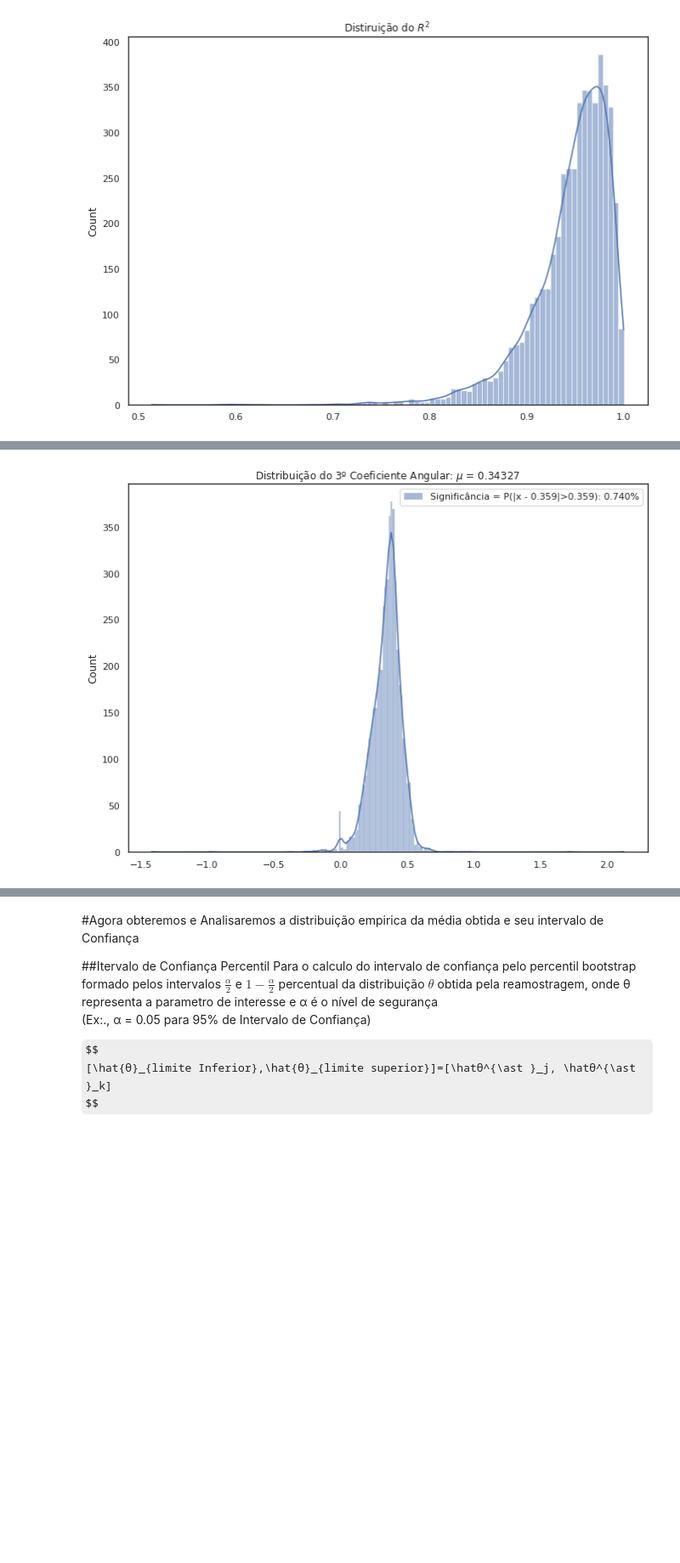
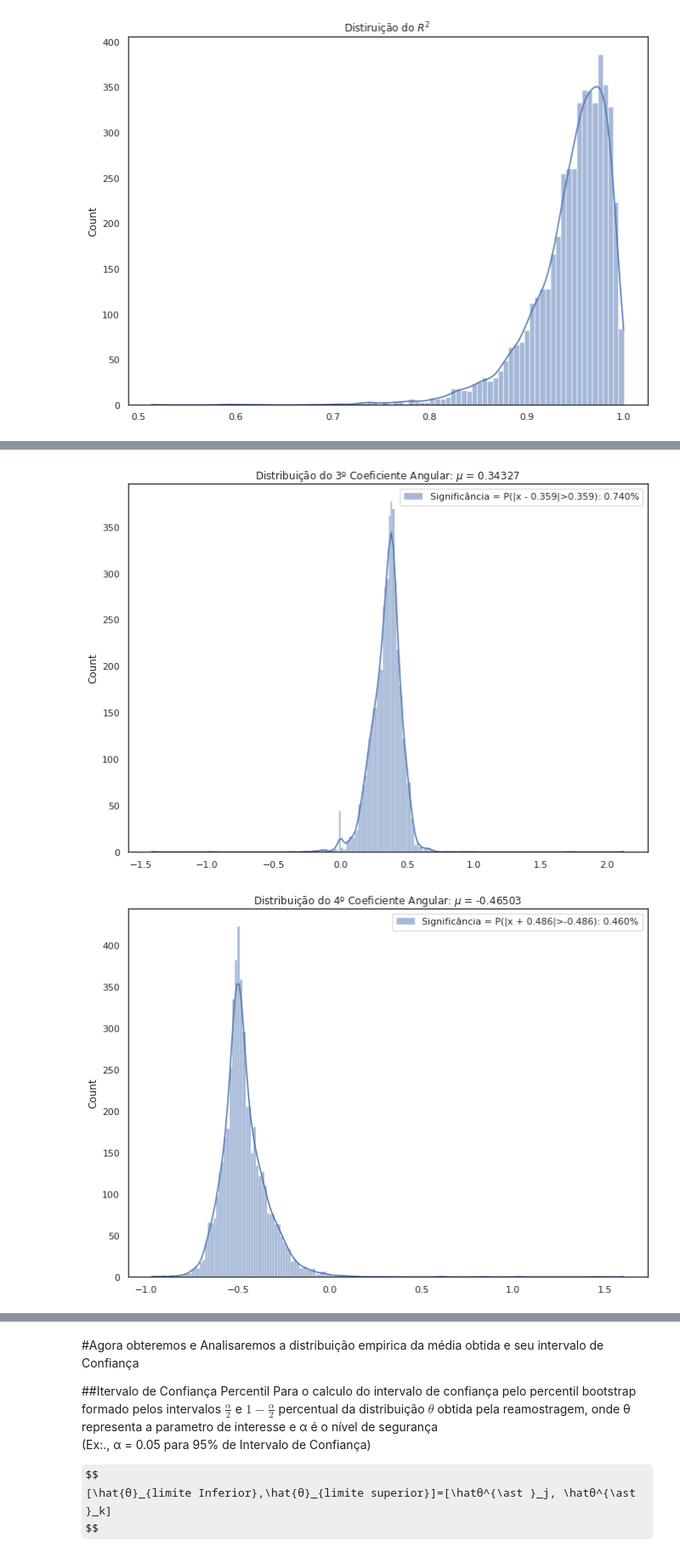
Before and after one commit to rafaeldjsm/Engenharia, a Jupyter notebook: Avaliacao de Imoveis/RegLinMV_bootstrap_ibape.ipynb, the cells around one changed output, grey strips where cells are left out. Shown at 85% size. Drawn from its saved outputs; the diff is of its cells as text; code cells hidden in the pictures; some formulas as TeX source; blank space fills up the shorter version.

```diff
--- a/Avaliacao de Imoveis/RegLinMV_bootstrap_ibape.ipynb
+++ b/Avaliacao de Imoveis/RegLinMV_bootstrap_ibape.ipynb
@@ -1933,33 +1921,34 @@ sns.histplot(boot_r2, kde = True);
 # %%
 #@title SIGINIFICÂNCIA DO COEFICIENTE ANGULAR
 
 boot_slope1 = np.array(boot_slope1)
-nv = len(b)-1
+nv = len(b)
 
 for k in range(nv-1):
 
     # Significância Beta 1
     pic = 0.9
 
     boot_slopes_ar = boot_slope1[:,k]
 
     mb1 = 2 * np.median(boot_slopes_ar)
 
     if mb1 > 0:
         sigb1 = (len(boot_slopes_ar[(boot_slopes_ar<0) | (boot_slopes_ar > mb1) ]) / n_boots)
         tstmb1 = f'Significância = P(|x - {mb1/2:.3f}|>{mb1/2:.3f}): {sigb1:.3%}'
     else:
         sigb1 = (len(boot_slopes_ar[(boot_slopes_ar>0) | (boot_slopes_ar < mb1) ]) / n_boots)
         tstmb1 = f'Significância = P(|x + {-mb1/2:.3f}|>{mb1/2:.3f}): {sigb1:.3%}'
 
     plt.title(f'Distribuição do {k+1}º Coeficiente Angular: $\mu$ = {boot_slopes_ar.mean():.5f}')
     sns.histplot(boot_slopes_ar, kde = True, label = tstmb1);
     plt.legend(loc = 'upper right')
     plt.show()
 # %% [output]
 [figure]
 [figure]
 [figure]
+[figure, added]
 # %%
 #@title SIGNIFICÂNCIA DO INTERCEPTO
 
```
Also changed, not shown: parts of 7 cells of this notebook.
